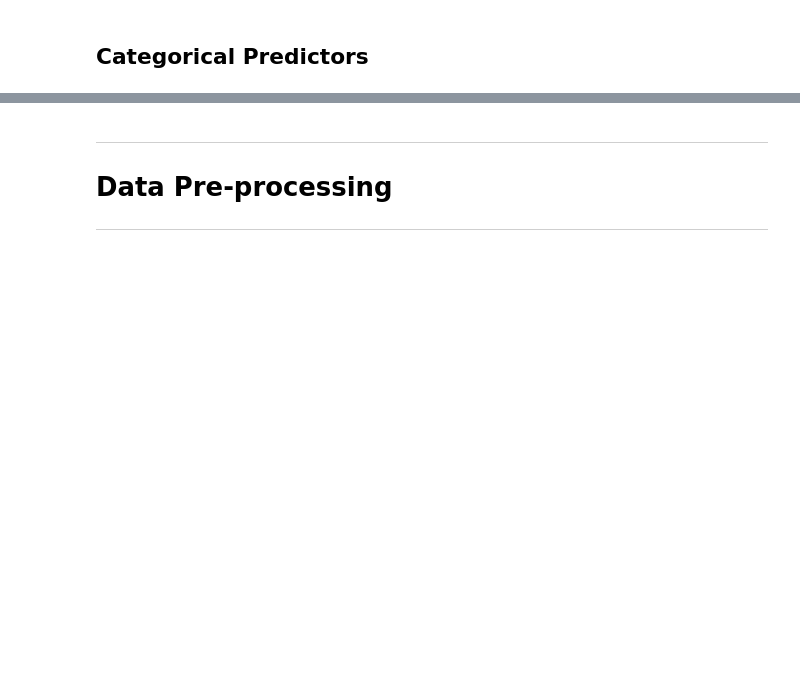
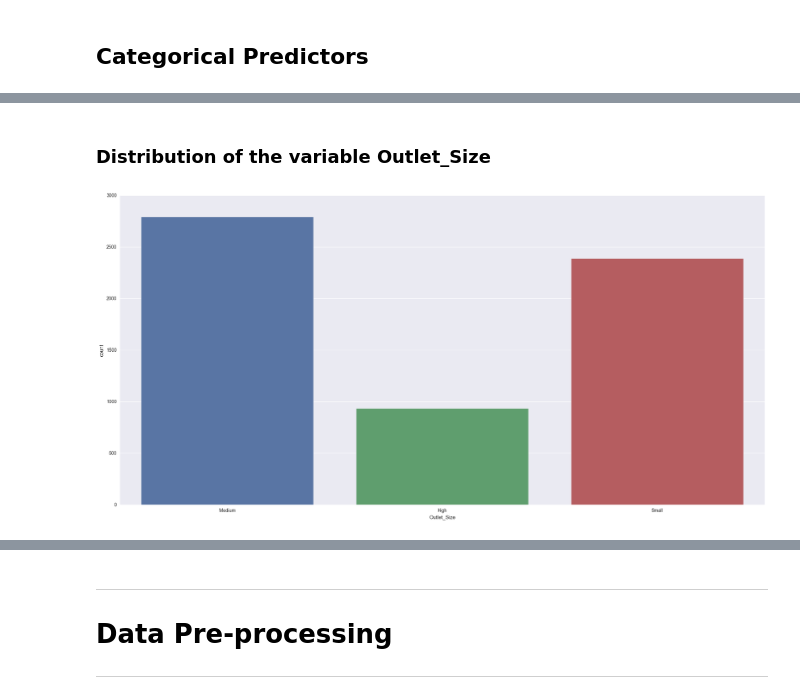
Before and after one commit to Meigarom/Big-Mart-Sales, a Jupyter notebook: Big_Mart_Sales_EDA.ipynb, the cells around one changed output, grey strips where cells are left out. Cells and saved outputs as stored; diff of their text form; code cells hidden in the pictures; blank space fills up the shorter version.

```diff
--- a/Big_Mart_Sales_EDA.ipynb
+++ b/Big_Mart_Sales_EDA.ipynb
@@ -116,0 +112,6 @@ sns.countplot( df['Item_Fat_Content'] )
+# %% [markdown]
+### Distribution of the variable Outlet_Size
+# %%
+sns.countplot( df['Outlet_Size'] );
+# %% [output]
+[figure, added]
```
Also changed, not shown: parts of 25 cells of this notebook.
